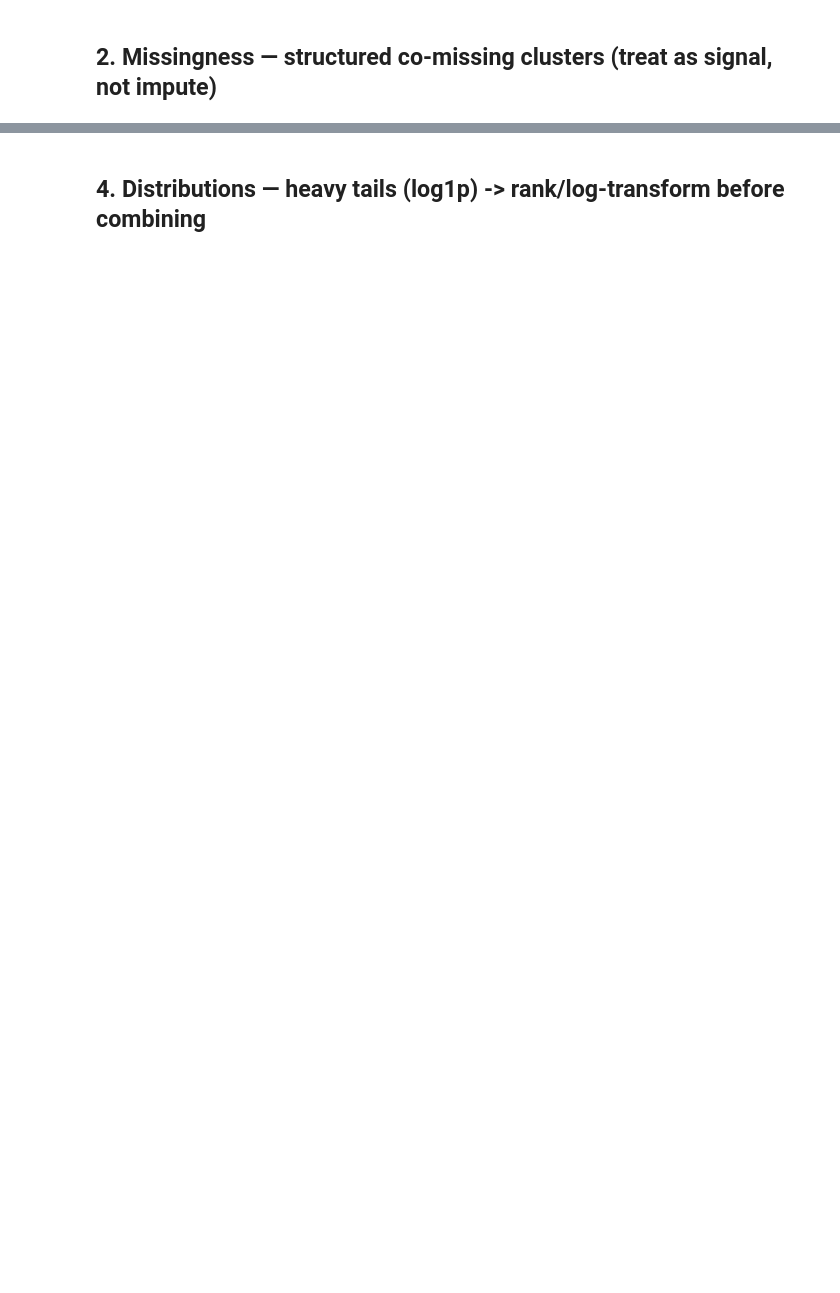
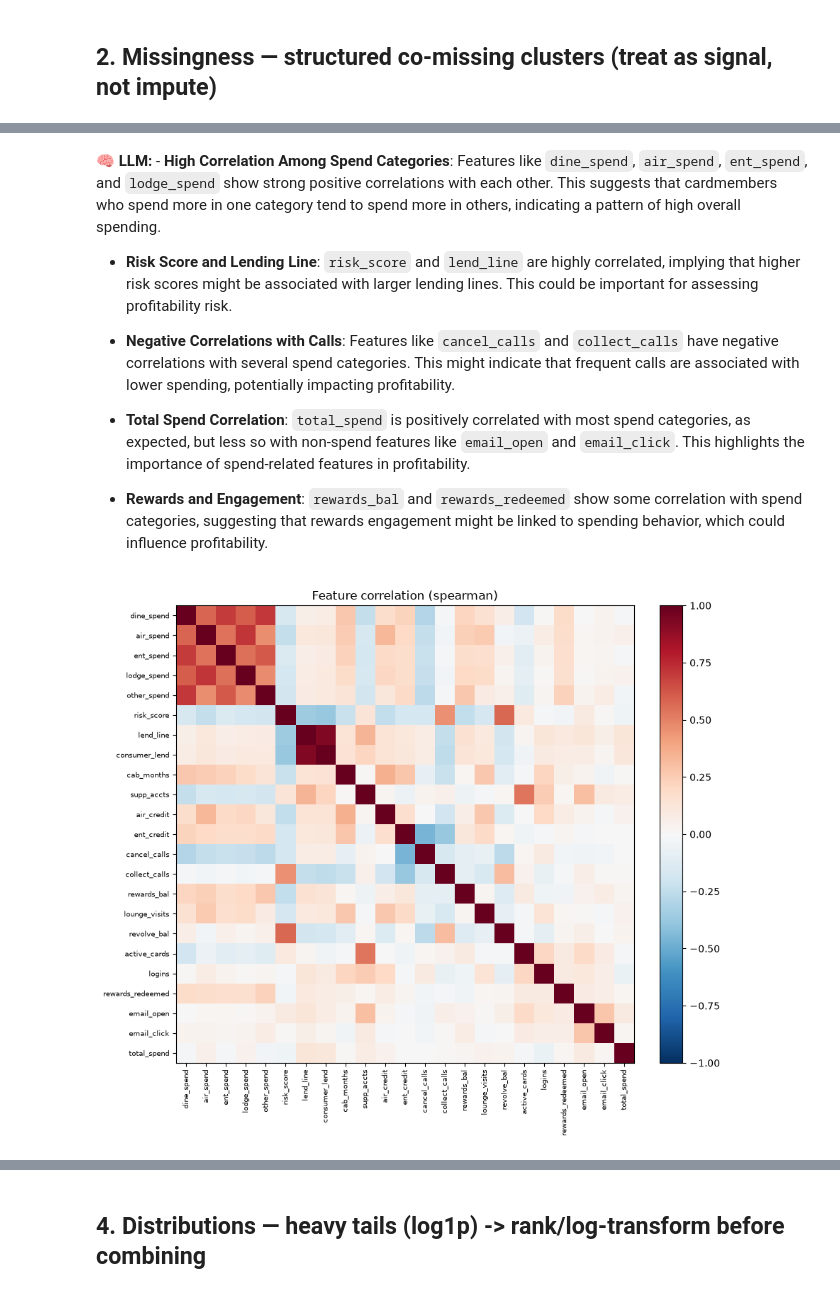
Before and after one commit to Harsh-BH/amex-2026, a Jupyter notebook: notebooks/eda.ipynb, the cells around one changed output, grey strips where cells are left out. Cells and saved outputs as stored; diff of their text form; code cells hidden in the pictures; blank space fills up the shorter version.

```diff
--- a/notebooks/eda.ipynb
+++ b/notebooks/eda.ipynb
@@ -98,0 +195,13 @@ eda.plot_corr();
+# %%
+show(eda.plot_corr(), "Spearman feature-correlation heatmap")
+# %% [output]
+**🧠 LLM:** - **High Correlation Among Spend Categories**: Features like `dine_spend`, `air_spend`, `ent_spend`, and `lodge_spend` show strong positive correlations with each other. This suggests that cardmembers who spend more in one category tend to spend more in others, indicating a pattern of high overall spending.
+
+- **Risk Score and Lending Line**: `risk_score` and `lend_line` are highly correlated, implying that higher risk scores might be associated with larger lending lines. This could be important for assessing profitability risk.
+
+- **Negative Correlations with Calls**: Features like `cancel_calls` and `collect_calls` have negative correlations with several spend categories. This might indicate that frequent calls are associated with lower spending, potentially impacting profitability.
+
+- **Total Spend Correlation**: `total_spend` is positively correlated with most spend categories, as expected, but less so with non-spend features like `email_open` and `email_click`. This highlights the importance of spend-related features in profitability.
+
+- **Rewards and Engagement**: `rewards_bal` and `rewards_redeemed` show some correlation with spend categories, suggesting that rewards engagement might be linked to spending behavior, which could influence profitability.
+[figure, added]
```
Also changed, not shown: parts of 23 cells of this notebook, 3 other files.
